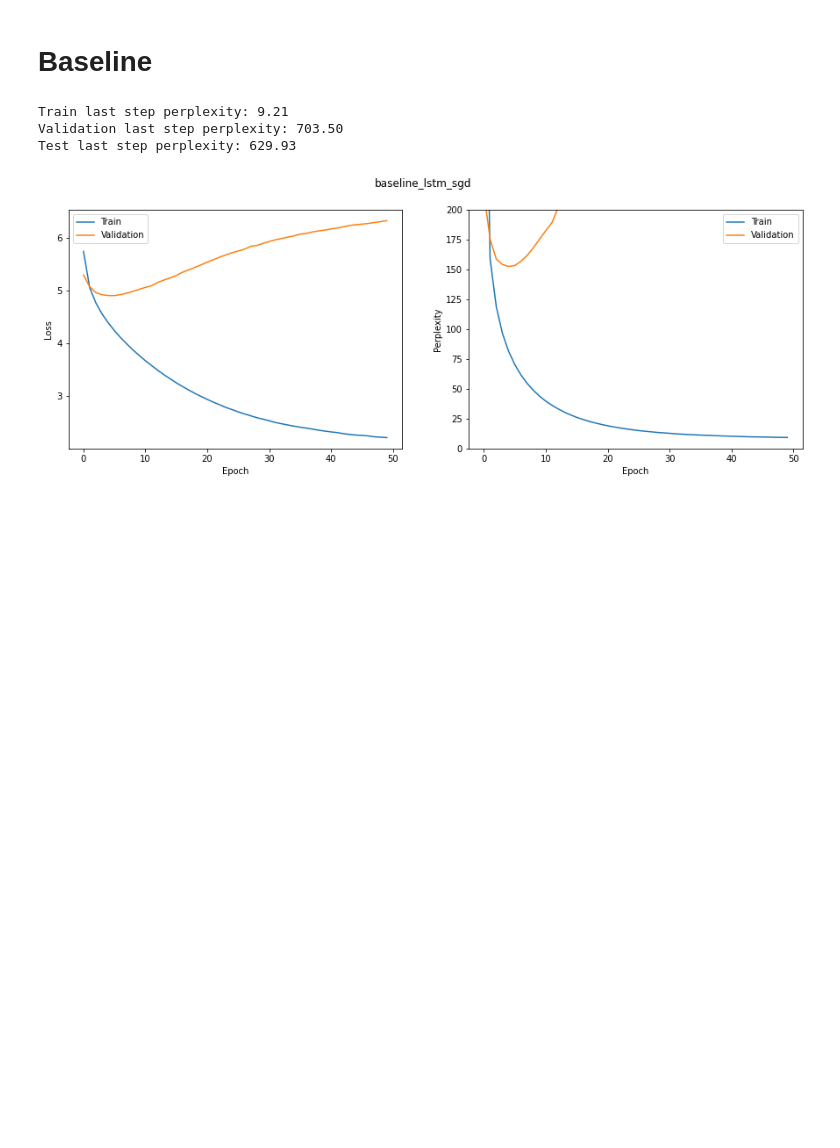
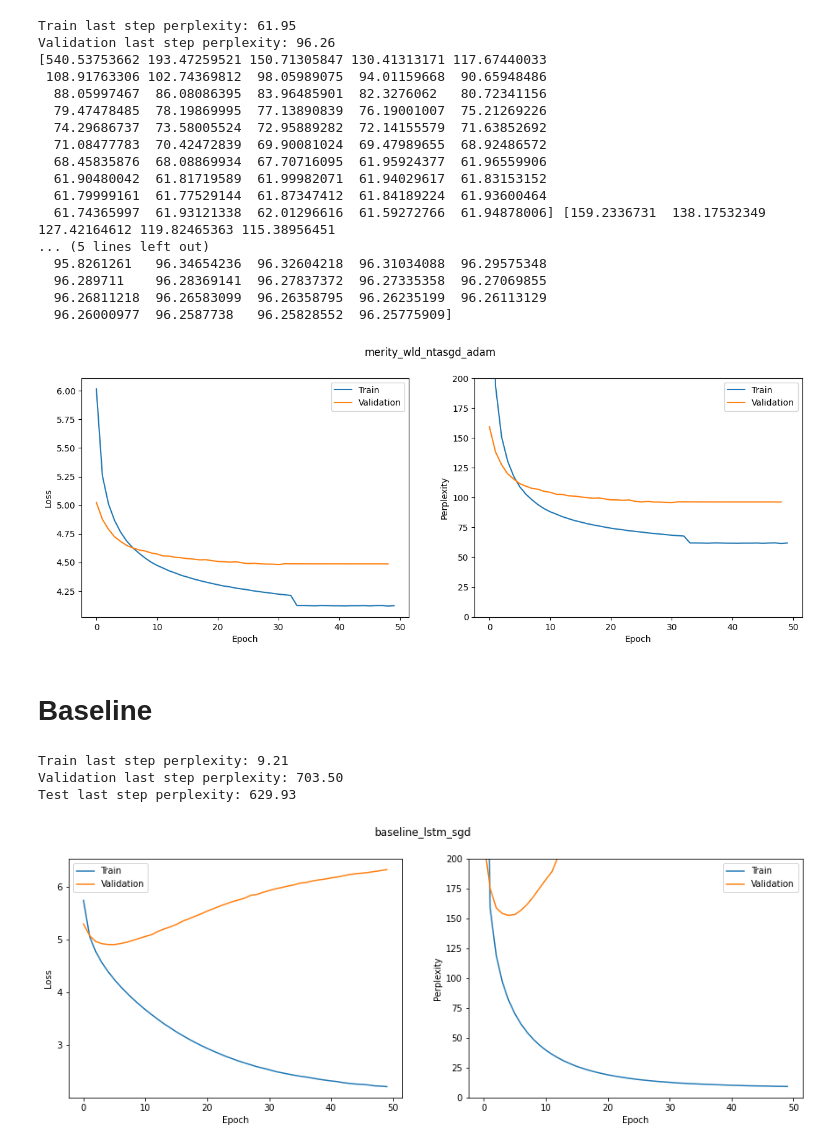
Before and after one commit to filippodaniotti/NLU-UniTN-2022, a Jupyter notebook: project/notebooks/training_logs.ipynb, the cells around one changed output. Cells and saved outputs as stored; diff of their text form; code cells hidden in the pictures; blank space fills up the shorter version.

```diff
--- a/project/notebooks/training_logs.ipynb
+++ b/project/notebooks/training_logs.ipynb
@@ -37,14 +45,13 @@ def plot_loss_ppl(exp_idx: int):
 
     train_loss = df[df.metric == "Loss/Train"].value.values
     train_ppl= df[df.metric == "Perplexity/Train"].value.values
-    val_loss = df[df.metric == "Loss/Validation"].value.values[1:]
-    val_ppl= df[df.metric == "Perplexity/Validation"].value.values[1:]
-    test_loss = df[df.metric == "Loss/Test"].value.values
-    test_ppl= df[df.metric == "Perplexity/Test"].value.values
+    val_loss = df[df.metric == "Loss/Valid"].value.values[1:]
+    val_ppl= df[df.metric == "Perplexity/Valid"].value.values[1:]
 
     print(f"Train last step perplexity: {train_ppl[-1]:.2f}")
     print(f"Validation last step perplexity: {val_ppl[-1]:.2f}")
-    print(f"Test last step perplexity: {test_ppl[-1]:.2f}")
+
+    print(train_ppl, val_ppl)
 
     fig, axs = plt.subplots(1, 2, figsize=(15, 5))
     plt.suptitle(NAMES[exp_idx].split(".")[0])
@@ -64,6 +71,27 @@ def plot_loss_ppl(exp_idx: int):
     axs[1].legend()
 
     plt.show()
+# %%
+plot_loss_ppl(0)
+# %% [output]
+Train last step perplexity: 61.95
+Validation last step perplexity: 96.26
+[540.53753662 193.47259521 150.71305847 130.41313171 117.67440033
+ 108.91763306 102.74369812  98.05989075  94.01159668  90.65948486
+  88.05997467  86.08086395  83.96485901  82.3276062   80.72341156
+  79.47478485  78.19869995  77.13890839  76.19001007  75.21269226
+  74.29686737  73.58005524  72.95889282  72.14155579  71.63852692
+  71.08477783  70.42472839  69.90081024  69.47989655  68.92486572
+  68.45835876  68.08869934  67.70716095  61.95924377  61.96559906
+  61.90480042  61.81719589  61.99982071  61.94029617  61.83153152
+  61.79999161  61.77529144  61.87347412  61.84189224  61.93600464
+  61.74365997  61.93121338  62.01296616  61.59272766  61.94878006] [159.2336731  138.17532349 127.42164612 119.82465363 115.38956451
+... (5 lines left out)
+  95.8261261   96.34654236  96.32604218  96.31034088  96.29575348
+  96.289711    96.28369141  96.27837372  96.27335358  96.27069855
+  96.26811218  96.26583099  96.26358795  96.26235199  96.26113129
+  96.26000977  96.2587738   96.25828552  96.25775909]
+[figure, added]
 # %% [markdown]
 # Baseline
 # %%
```
Also changed, not shown: parts of 4 cells of this notebook, 8 other files.
